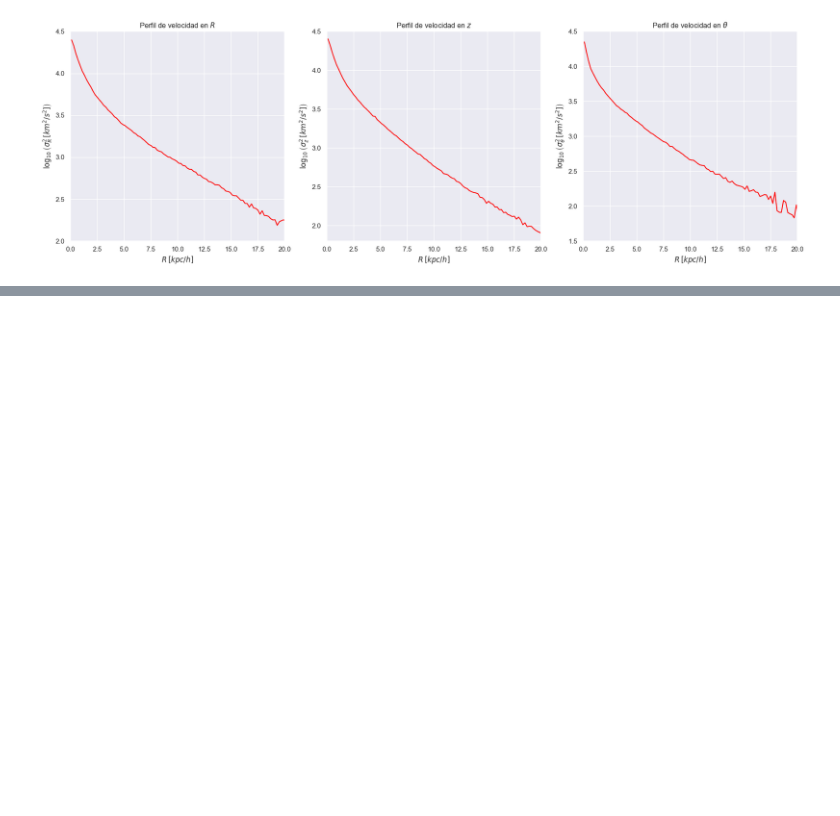
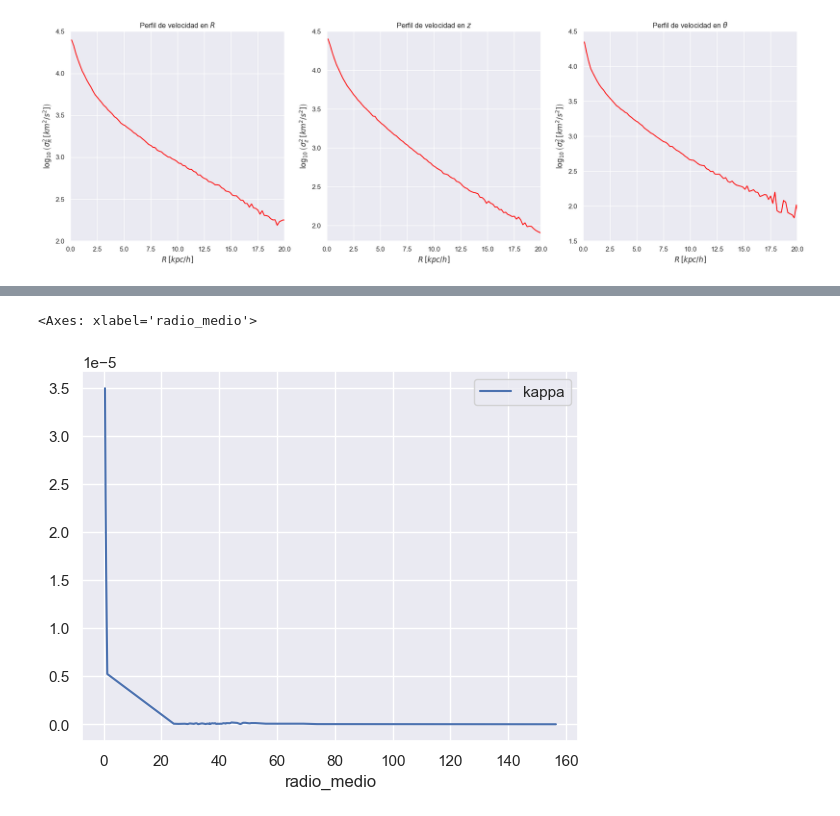
Before and after one commit to sperezp23/Analizador_de_Galaxias, a Jupyter notebook: Ensayos.ipynb, the cells around one changed output, grey strips where cells are left out. Cells and saved outputs as stored; diff of their text form; code cells hidden in the pictures; blank space fills up the shorter version.

```diff
--- a/Ensayos.ipynb
+++ b/Ensayos.ipynb
@@ -498,0 +488,5 @@ frecuencia_de_epiciclo_df
+# %%
+frecuencia_de_epiciclo_df.plot(x='radio_medio', y='kappa')
+# %% [output]
+<Axes: xlabel='radio_medio'>
+[figure, added]
```
Also changed, not shown: parts of 3 cells of this notebook.
